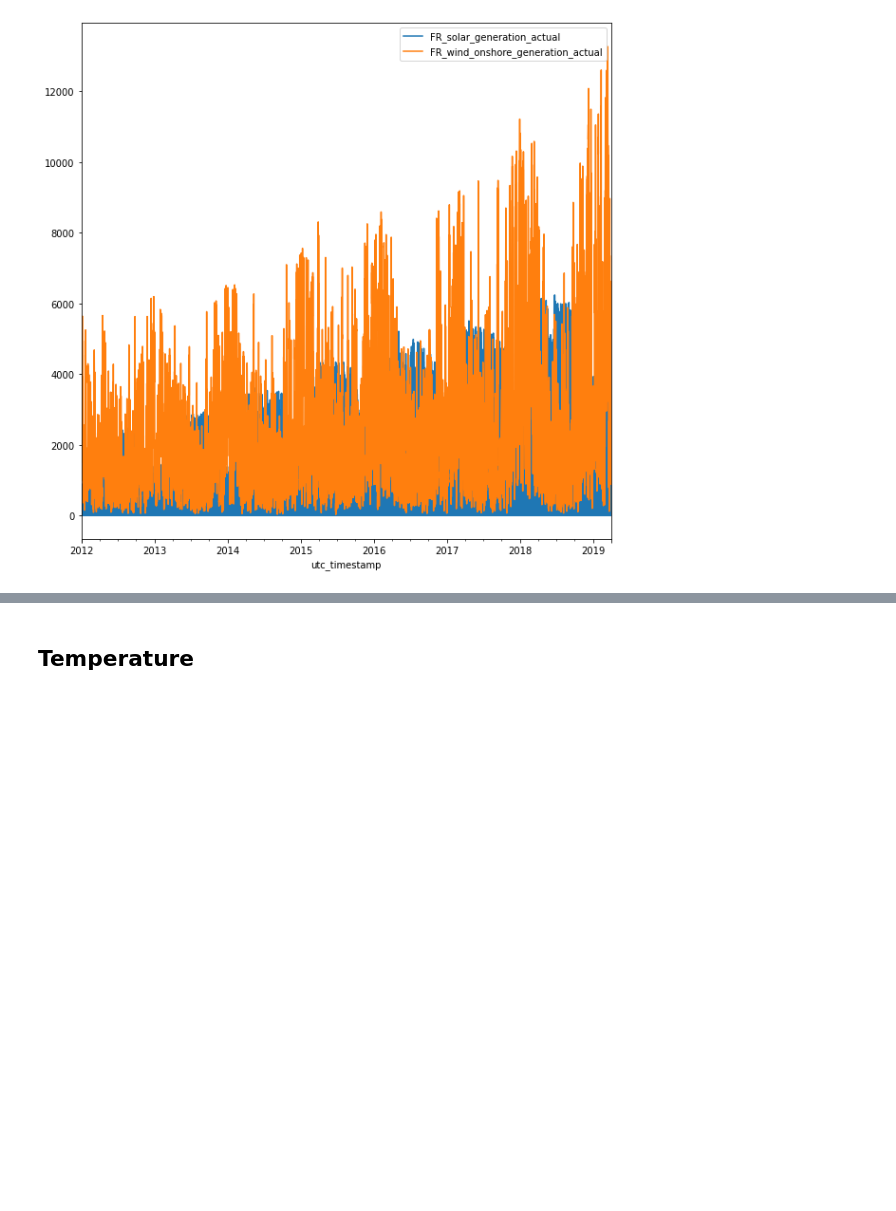
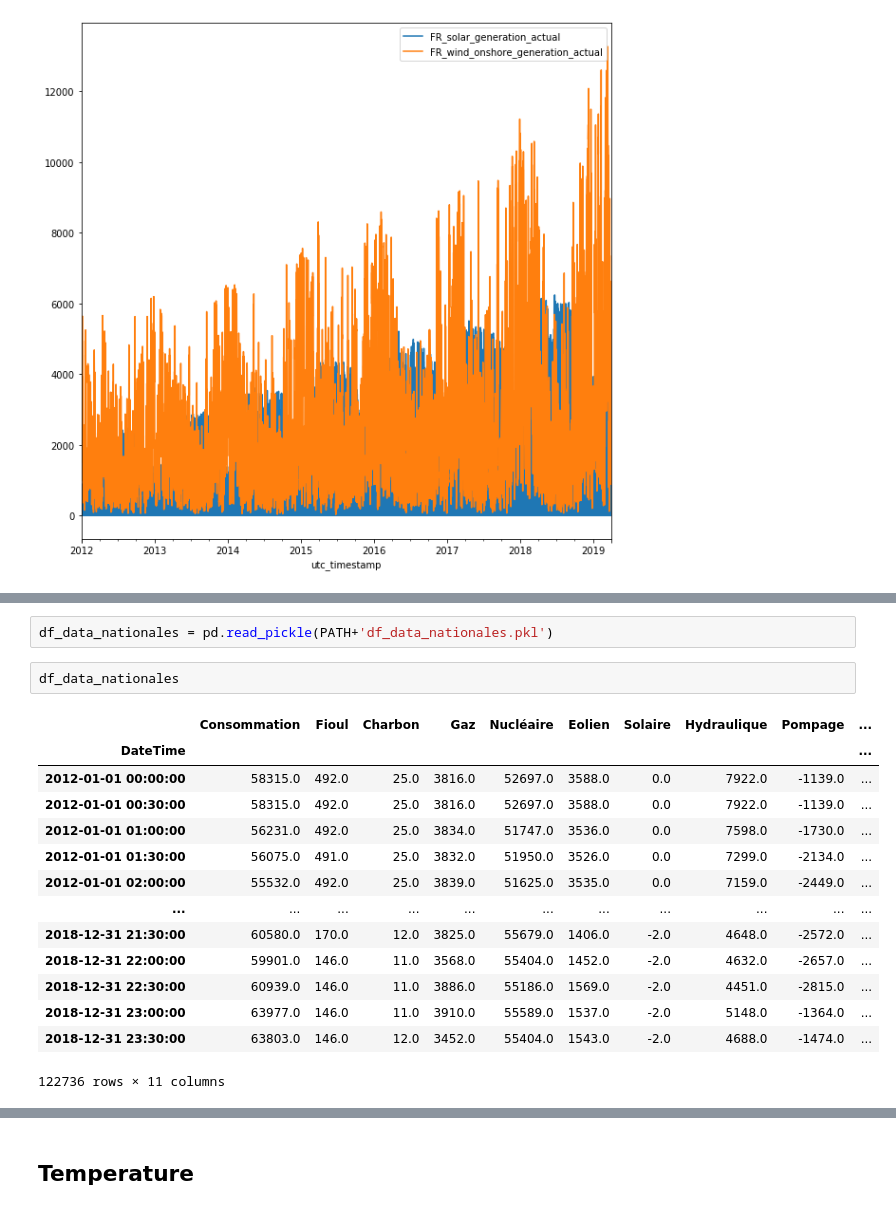
Before and after one commit to cfrancois7/energy-transition-assessment, a Jupyter notebook: src/exploration_Antoine.ipynb, the cells around one changed output, grey strips where cells are left out. Saved outputs shown, nothing was run; the diff lists cells and outputs as text; blank space fills up the shorter version.

```diff
--- a/src/exploration_Antoine.ipynb
+++ b/src/exploration_Antoine.ipynb
@@ -103,3 +107,22 @@ df_prod_fr.head()
 | 2016-01-01 02:00:00 | 253 | 2259 | -3 | 260 | -864 | 2514 | 378 | ... |
 | 2016-01-01 03:00:00 | 253 | 2242 | -3 | 260 | -2841 | 2602 | 200 | ... |
 | 2016-01-01 04:00:00 | 252 | 2251 | -3 | 258 | -2876 | 2676 | 390 | ... |
+# %%
+df_data_nationales = pd.read_pickle(PATH+'df_data_nationales.pkl')
+# %%
+df_data_nationales
+# %% [output]
+|  | Consommation | Fioul | Charbon | Gaz | Nucléaire | Eolien | Solaire | Hydraulique | Pompage | ... |
+| DateTime |  |  |  |  |  |  |  |  |  | ... |
+| 2012-01-01 00:00:00 | 58315.0 | 492.0 | 25.0 | 3816.0 | 52697.0 | 3588.0 | 0.0 | 7922.0 | -1139.0 | ... |
+| 2012-01-01 00:30:00 | 58315.0 | 492.0 | 25.0 | 3816.0 | 52697.0 | 3588.0 | 0.0 | 7922.0 | -1139.0 | ... |
+| 2012-01-01 01:00:00 | 56231.0 | 492.0 | 25.0 | 3834.0 | 51747.0 | 3536.0 | 0.0 | 7598.0 | -1730.0 | ... |
+| 2012-01-01 01:30:00 | 56075.0 | 491.0 | 25.0 | 3832.0 | 51950.0 | 3526.0 | 0.0 | 7299.0 | -2134.0 | ... |
+| 2012-01-01 02:00:00 | 55532.0 | 492.0 | 25.0 | 3839.0 | 51625.0 | 3535.0 | 0.0 | 7159.0 | -2449.0 | ... |
+| ... | ... | ... | ... | ... | ... | ... | ... | ... | ... | ... |
+| 2018-12-31 21:30:00 | 60580.0 | 170.0 | 12.0 | 3825.0 | 55679.0 | 1406.0 | -2.0 | 4648.0 | -2572.0 | ... |
+| 2018-12-31 22:00:00 | 59901.0 | 146.0 | 11.0 | 3568.0 | 55404.0 | 1452.0 | -2.0 | 4632.0 | -2657.0 | ... |
+| 2018-12-31 22:30:00 | 60939.0 | 146.0 | 11.0 | 3886.0 | 55186.0 | 1569.0 | -2.0 | 4451.0 | -2815.0 | ... |
+| 2018-12-31 23:00:00 | 63977.0 | 146.0 | 11.0 | 3910.0 | 55589.0 | 1537.0 | -2.0 | 5148.0 | -1364.0 | ... |
+| 2018-12-31 23:30:00 | 63803.0 | 146.0 | 12.0 | 3452.0 | 55404.0 | 1543.0 | -2.0 | 4688.0 | -1474.0 | ... |
+122736 rows × 11 columns
```
Also changed, not shown: parts of 11 cells of this notebook, 1 other file.
